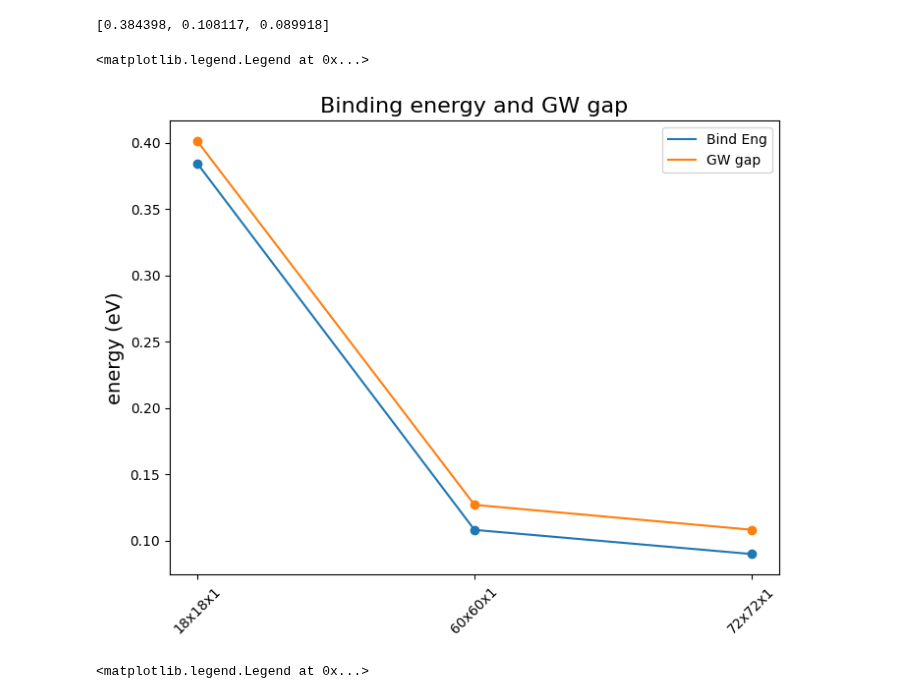
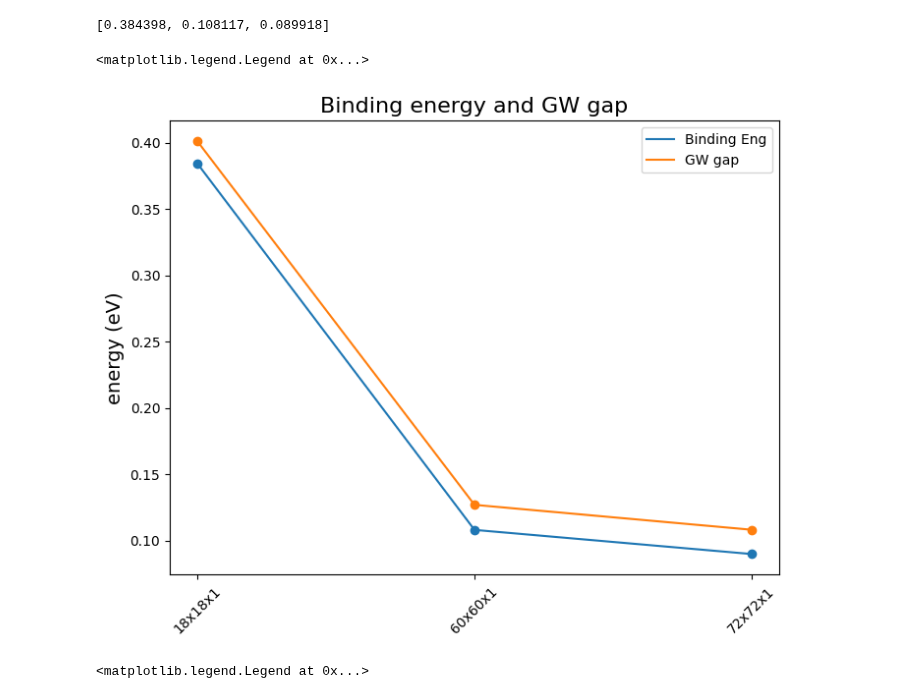
Before and after one commit to marcodalessandro76/Germanene, a Jupyter notebook: Report.ipynb, the cells around one changed output. Cells and saved outputs as stored; diff of their text form; code cells hidden in the pictures.

```diff
--- a/Report.ipynb
+++ b/Report.ipynb
@@ -87,0 +251,12 @@ ax.tick_params(axis='both', which='major', labelsize=label_size)
+# %%
+kpoints =  [37,331,469]
+fig, axes = plt.subplots(nrows=1, ncols=2, figsize=(10, 4))
+axes[0].plot(kpoints,gap_G)
+axes[0].scatter(kpoints,gap_G)
+axes[0].set_title('Gap at Gamma',size=14)
+axes[0].set_xlabel('k-sampling',size=14)
+axes[1].plot(kpoints, gap_K)
+axes[1].scatter(kpoints,gap_K)
+axes[1].set_xlabel('k-sampling',size=14)
+axes[1].set_title('Gap at K',size=14)
+fig.tight_layout()
@@ -177,7 +375,7 @@ start_band,stop_band = 28,29
 for kpoints in ksamplings:
     run_dir=os.path.join('MB_analysis',ksamplings[kpoints]['folder'])
     file = os.path.join(run_dir,'pp-K-kpoints_%s'%kpoints,'o-pp-K-kpoints_%s.qp'%kpoints)
-    data = P.YamboOutputParser.from_file(file)
+    data = P.YamboOutputParser.from_file(file,verbose=False)
     ksamplings[kpoints]['gw_gap'] = data.get_gap(k_full=ksamplings[kpoints]['K_index'],band_full=start_band,verbose=False)
 ksamplings
 # %% [output]
@@ -206,5 +401,5 @@ for kpoint in ksamplings:
     exc_file = os.path.join('MB_analysis',ksamplings[kpoint]['folder'],
                         'abs-bse-bsengblk_3.0-bands_27-30-kpoints_%s'%kpoint,
                         'o-abs-bse-bsengblk_3.0-bands_27-30-kpoints_%s.Esort_q1_slepc_bse'%kpoint)
-    alpha_data.append(P.YamboOutputParser.from_file(alpha_file))
-    exc_data.append(P.YamboOutputParser.from_file(exc_file))
+    alpha_data.append(P.YamboOutputParser.from_file(alpha_file,verbose=False))
+    exc_data.append(P.YamboOutputParser.from_file(exc_file,verbose=False))
@@ -227,16 +415,16 @@ excitations
 # %%
 fig, ax = plt.subplots(figsize=(8, 6))
 ax.scatter(kpoints,excitations)
-ax.plot(kpoints,excitations,label='Bind Eng')
+ax.plot(kpoints,excitations,label='Binding Eng')
 gw_gaps = [ksamplings[k]['gw_gap'] for k in ksamplings]
 ax.scatter(kpoints,gw_gaps)
 ax.plot(kpoints,gw_gaps,label='GW gap')
 labels = list(ksamplings.keys())
 plt.xticks(np.arange(len(kpoints)), kpoints, rotation=45,size=10)
 ax.set_title('Binding energy and GW gap',size=16)
 ax.set_ylabel('energy (eV)',size=14)
 ax.legend()
 #ax.set_ylim(0.42,0.55)
 # %% [output]
 <matplotlib.legend.Legend at 0x...>
-[figure, old version]
+[figure, new version]
```
Also changed, not shown: parts of 22 cells of this notebook, 30 other files.
